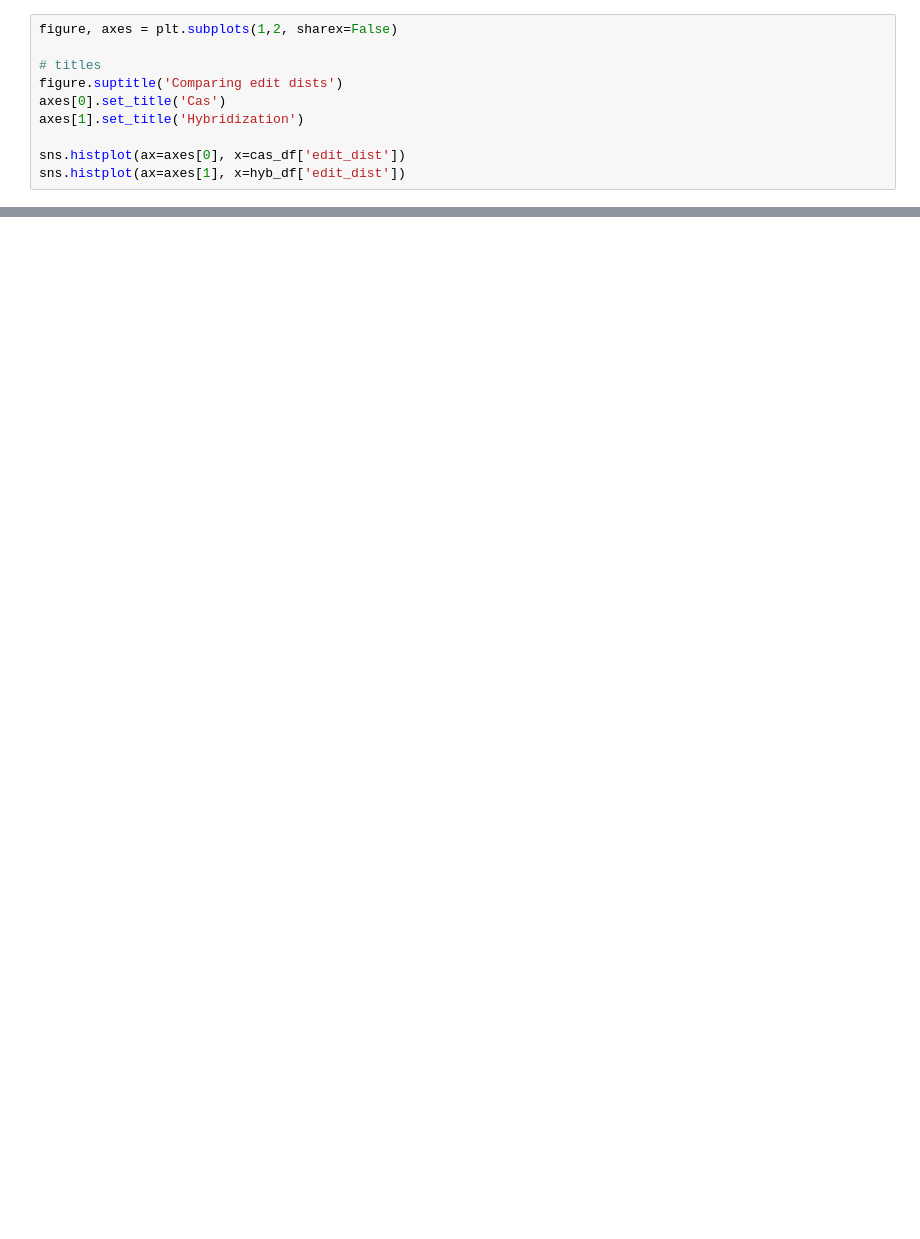
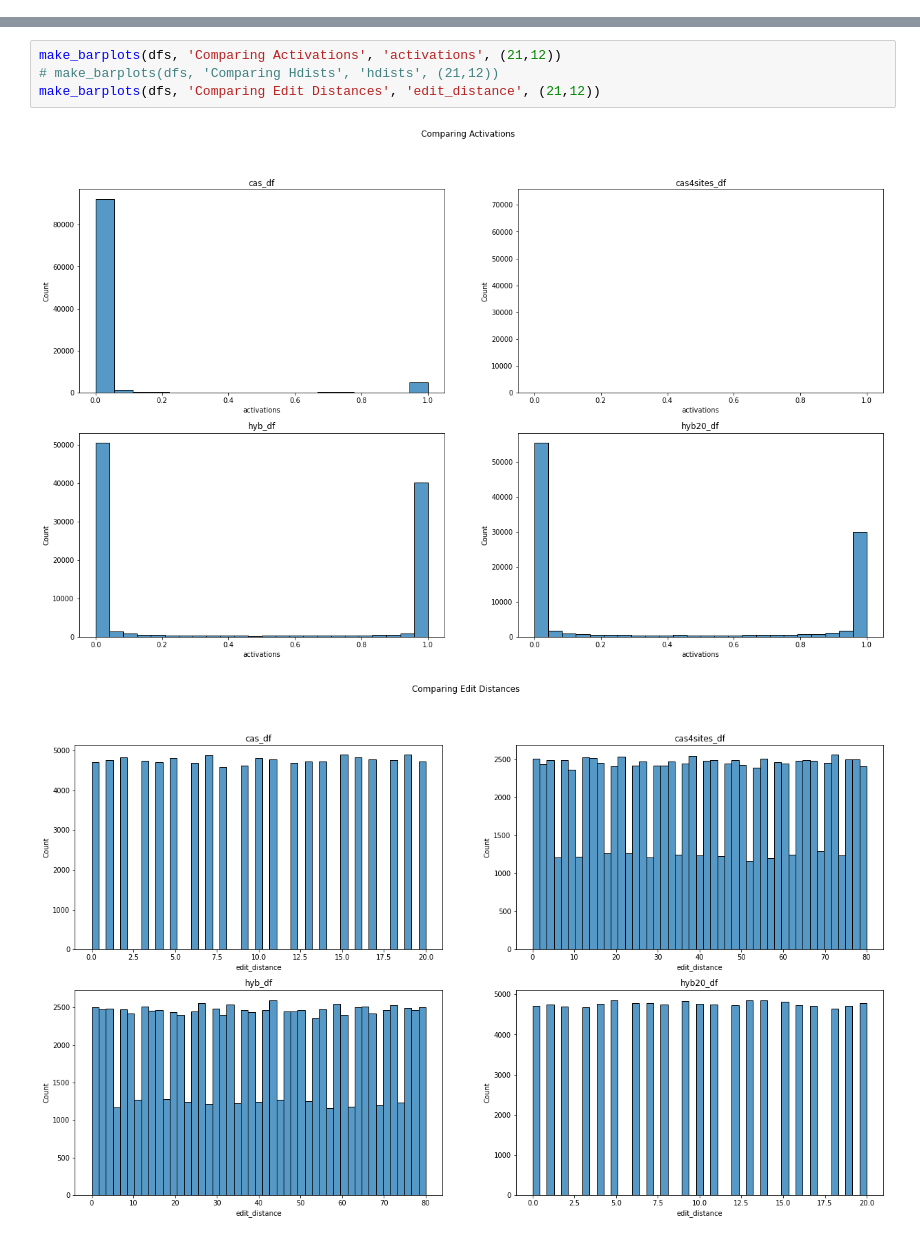
Before and after one commit to uwmisl/cas9-similarity-search, a Jupyter notebook: notebooks/00_analyzing_encoders/Analyzing_activations.ipynb, the cells around one changed output, grey strips where cells are left out. Saved outputs shown, nothing was run; the diff lists cells and outputs as text; blank space fills up the shorter version.

```diff
--- a/notebooks/00_analyzing_encoders/Analyzing_activations.ipynb
+++ b/notebooks/00_analyzing_encoders/Analyzing_activations.ipynb
@@ -73,10 +8,0 @@ sns.histplot(ax=axes[1], x=hyb_df['hdists'])
-# %%
-figure, axes = plt.subplots(1,2, sharex=False)
-
-# titles
-figure.suptitle('Comparing edit dists')
-axes[0].set_title('Cas')
-axes[1].set_title('Hybridization')
-
-sns.histplot(ax=axes[0], x=cas_df['edit_dist'])
-sns.histplot(ax=axes[1], x=hyb_df['edit_dist'])
@@ -85,0 +167,7 @@ sns.histplot(ax=axes[1], x=hyb_df['edit_dist'])
+# %%
+make_barplots(dfs, 'Comparing Activations', 'activations', (21,12))
+# make_barplots(dfs, 'Comparing Hdists', 'hdists', (21,12))
+make_barplots(dfs, 'Comparing Edit Distances', 'edit_distance', (21,12))
+# %% [output]
+[figure, added]
+[figure, added]
```
Also changed, not shown: parts of 23 cells of this notebook, 11 other files.
